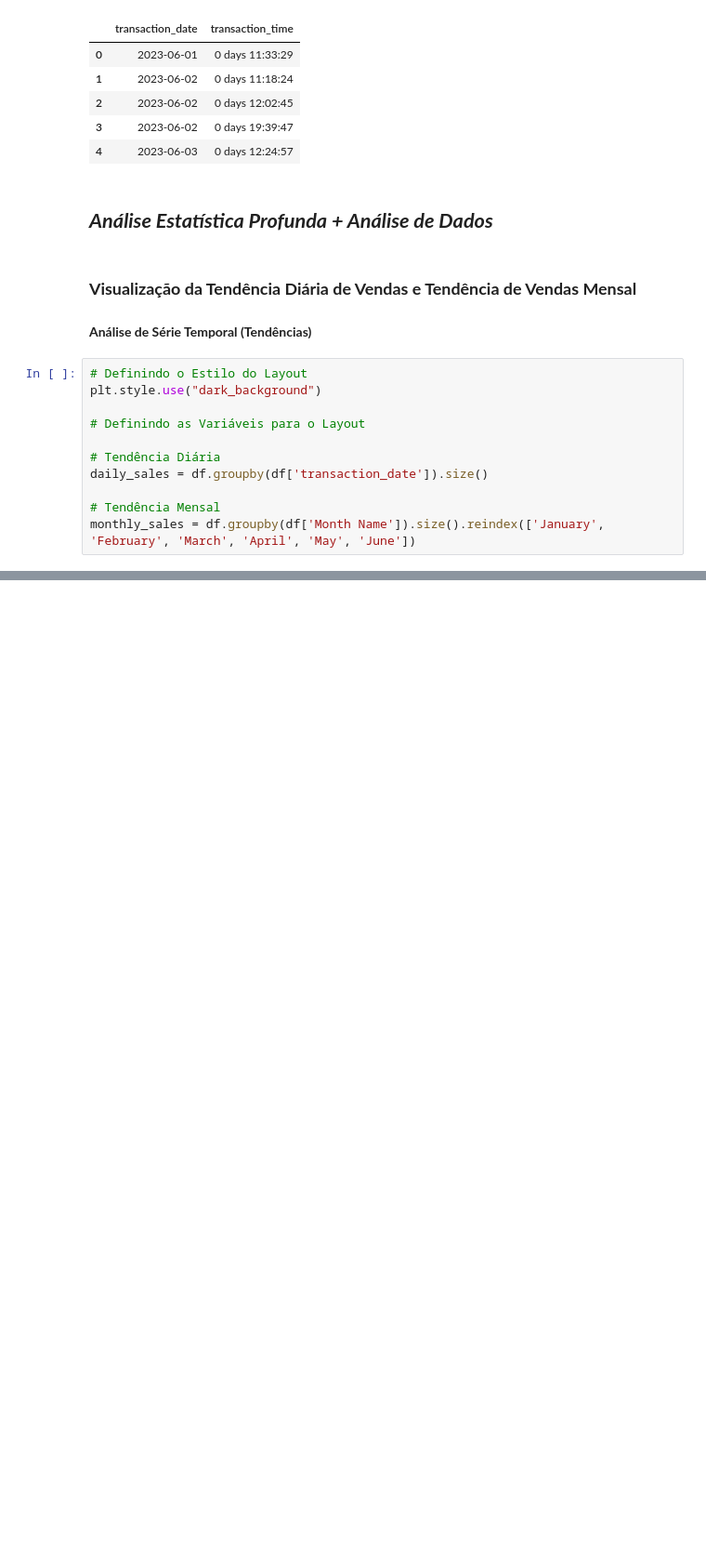
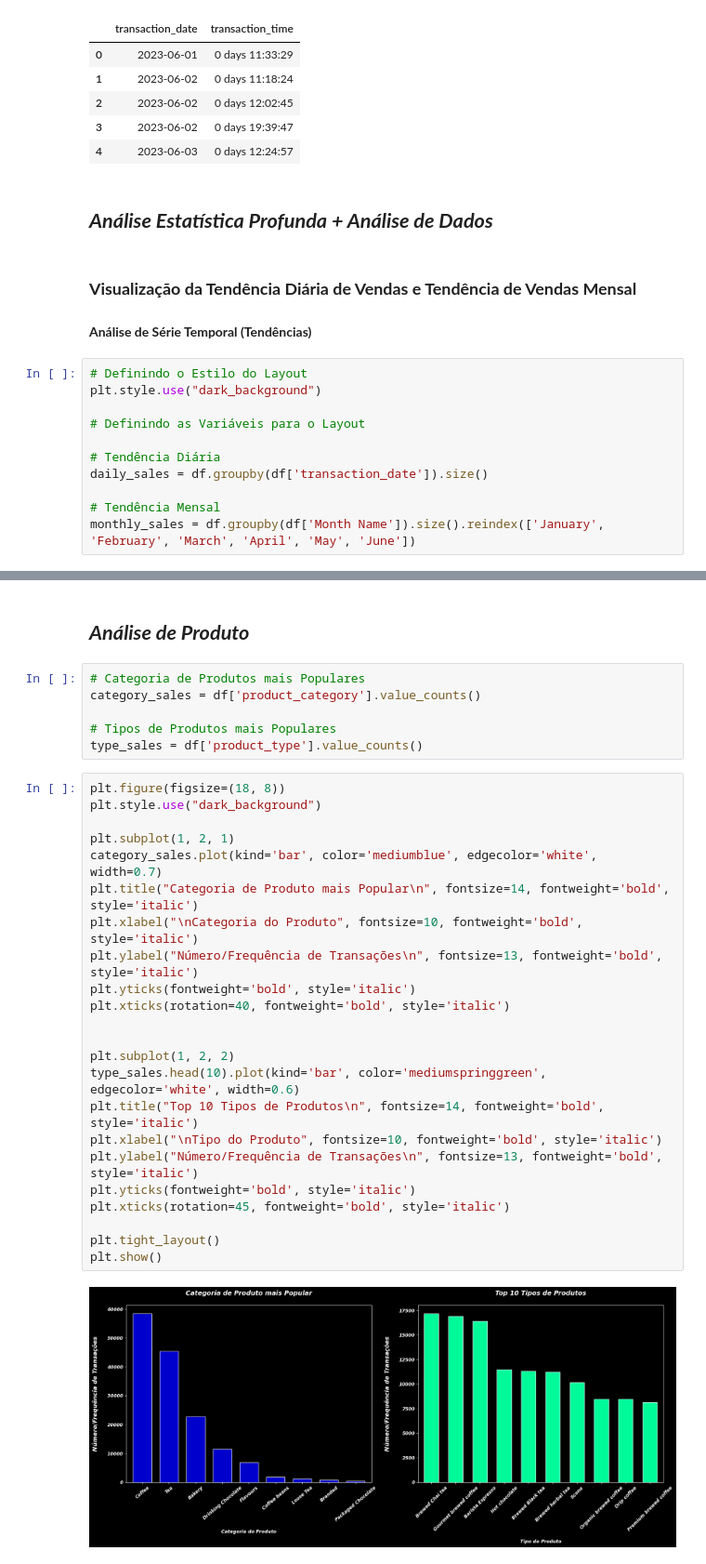
Before and after one commit to JonathaVaz/Coffee, a Jupyter notebook: Machine Learning - Coffee Classification.ipynb, the cells around one changed output, grey strips where cells are left out. Shown at 93% size. Cells and saved outputs as stored; diff of their text form; blank space fills up the shorter version.

```diff
--- a/Machine Learning - Coffee Classification.ipynb
+++ b/Machine Learning - Coffee Classification.ipynb
@@ -248,0 +280,33 @@ plt.show()
+# %% [markdown]
+## ***Análise de Produto***
+# %%
+# Categoria de Produtos mais Populares
+category_sales = df['product_category'].value_counts()
+
+# Tipos de Produtos mais Populares
+type_sales = df['product_type'].value_counts()
+# %%
+plt.figure(figsize=(18, 8))
+plt.style.use("dark_background")
+
+plt.subplot(1, 2, 1)
+category_sales.plot(kind='bar', color='mediumblue', edgecolor='white', width=0.7)
+plt.title("Categoria de Produto mais Popular\n", fontsize=14, fontweight='bold', style='italic')
+plt.xlabel("\nCategoria do Produto", fontsize=10, fontweight='bold', style='italic')
+plt.ylabel("Número/Frequência de Transações\n", fontsize=13, fontweight='bold', style='italic')
+plt.yticks(fontweight='bold', style='italic')
+plt.xticks(rotation=40, fontweight='bold', style='italic')
+
+
+plt.subplot(1, 2, 2)
+type_sales.head(10).plot(kind='bar', color='mediumspringgreen', edgecolor='white', width=0.6)
+plt.title("Top 10 Tipos de Produtos\n", fontsize=14, fontweight='bold', style='italic')
+plt.xlabel("\nTipo do Produto", fontsize=10, fontweight='bold', style='italic')
+plt.ylabel("Número/Frequência de Transações\n", fontsize=13, fontweight='bold', style='italic')
+plt.yticks(fontweight='bold', style='italic')
+plt.xticks(rotation=45, fontweight='bold', style='italic')
+
+plt.tight_layout()
+plt.show()
+# %% [output]
+[figure, added]
```
Also changed, not shown: parts of 87 cells of this notebook.
